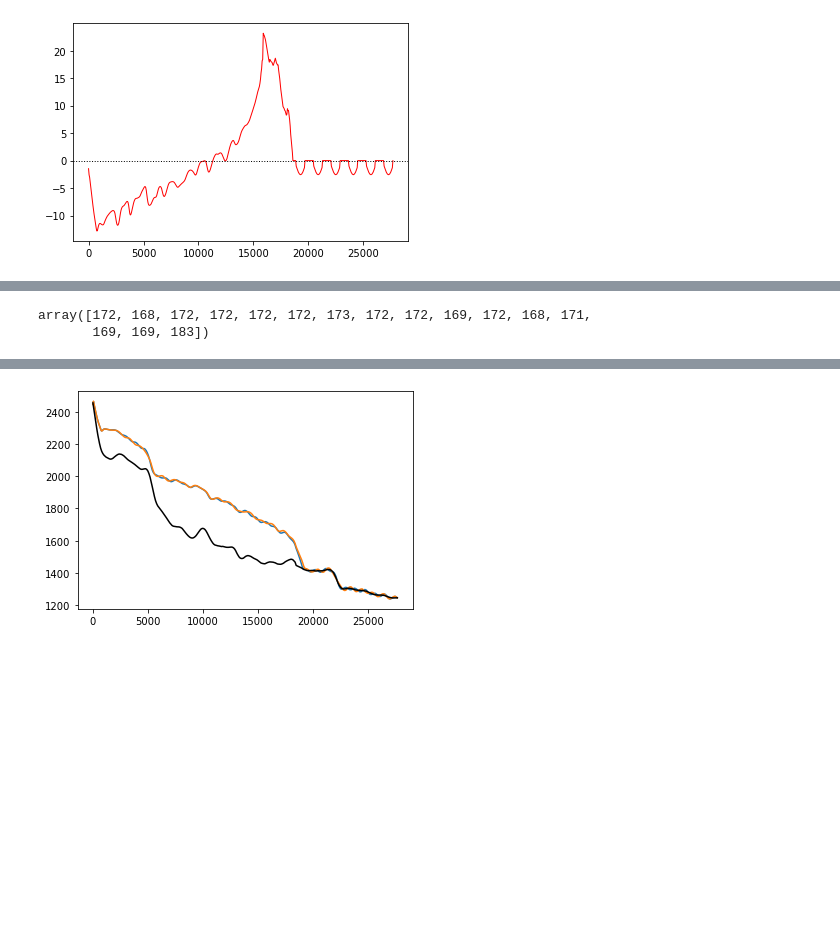
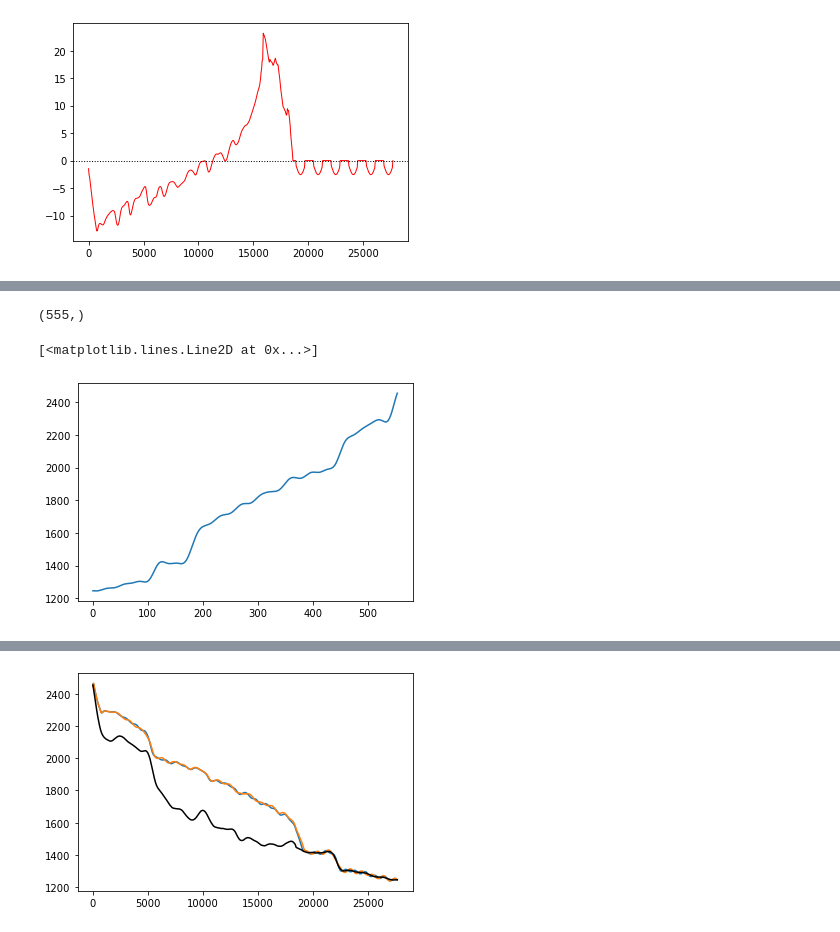
Before and after one commit to andrewdnolan/Harmonic_Beds, a Jupyter notebook: elmer/Notebooks/04.NS_postprocessing.ipynb, the cells around one changed output, grey strips where cells are left out. Cells and saved outputs as stored; diff of their text form; code cells hidden in the pictures; blank space fills up the shorter version.

```diff
--- a/elmer/Notebooks/04.NS_postprocessing.ipynb
+++ b/elmer/Notebooks/04.NS_postprocessing.ipynb
@@ -107,8 +107,7 @@ mask = (z_s - z_b) < 10.
 # %%
-((z_s[:,:,-1] - z_b[:,:,-1]) != 0).argmax(axis=1)
+ z_s[0,:,-1]
 # %% [output]
-array([172, 168, 172, 172, 172, 172, 173, 172, 172, 169, 172, 168, 171,
-       169, 169, 183])
+(555,)
 # %%
 def smooth(x):
     """6-th order low-pass butterworth filter
@@ -122,3 +121,8 @@ smoothed = mf_dataset.z_s.where(mf_dataset.z_s - mf_dataset.z_b < 10., 0).isel(t
+# %%
+plt.plot(bed_pert)
+# %% [output]
+[<matplotlib.lines.Line2D at 0x...>]
+[figure, added]
 # %%
 fig, axes = plt.subplots(3,2, sharex=True, sharey=True)
 
```
Also changed, not shown: parts of 8 cells of this notebook, 12 other files.
